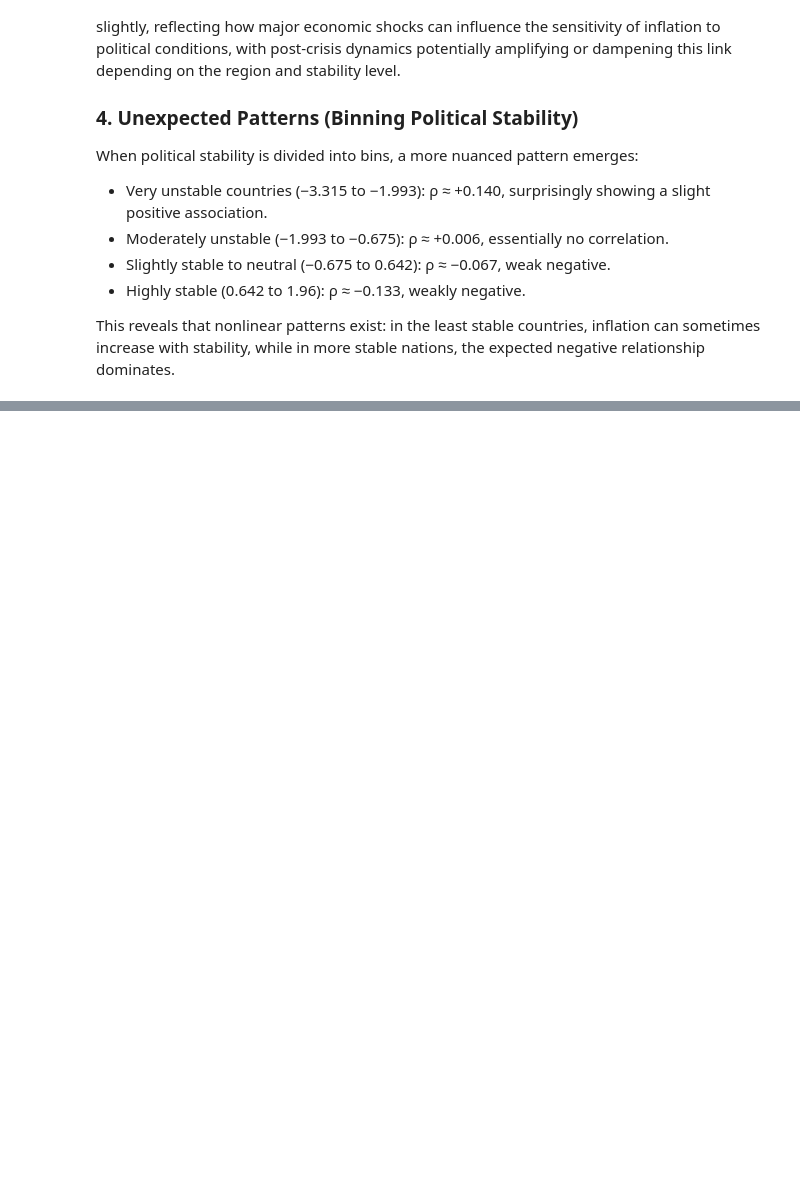
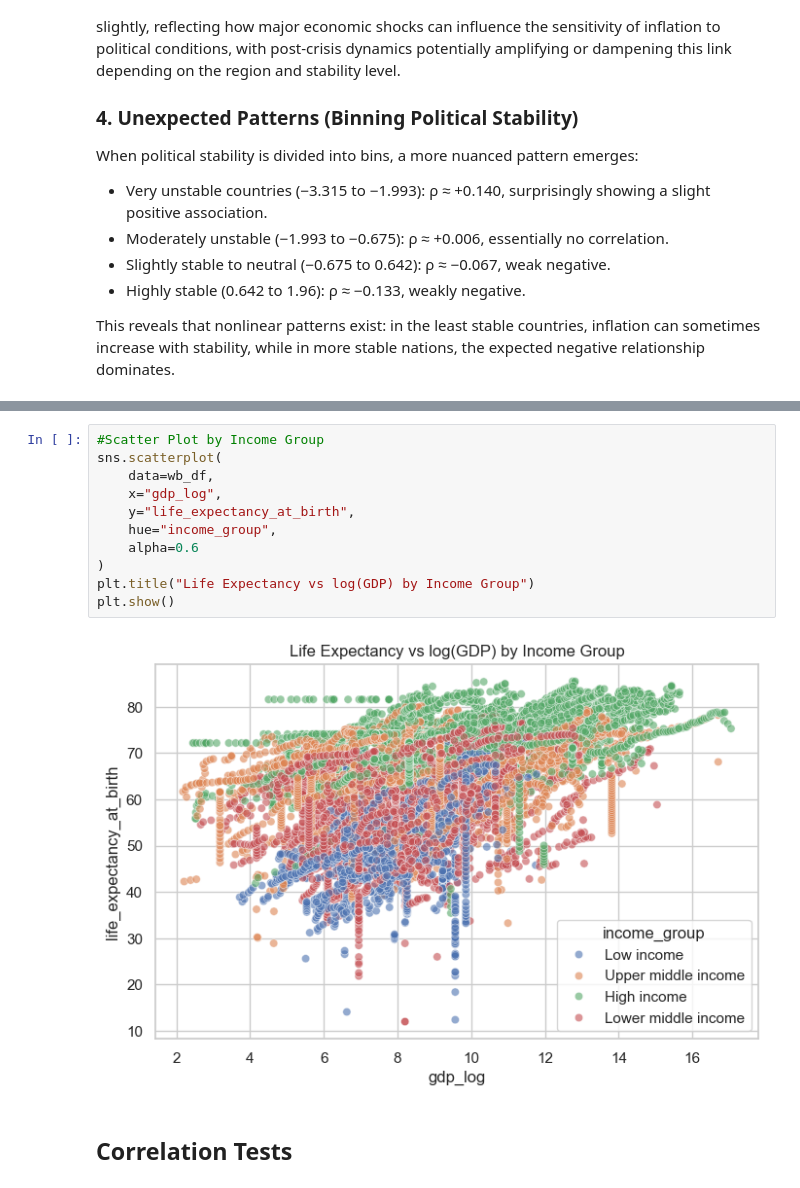
Before and after one commit to StefanFSmid/ASDA_2025_Group_3_Porfolio, a Jupyter notebook: notebooks/week_06_group_3_notebook.ipynb, the cells around one changed output, grey strips where cells are left out. Saved outputs shown, nothing was run; the diff lists cells and outputs as text; blank space fills up the shorter version.

```diff
--- a/notebooks/week_06_group_3_notebook.ipynb
+++ b/notebooks/week_06_group_3_notebook.ipynb
@@ -265,0 +350,15 @@ This reveals that nonlinear patterns exist: in the least stable countries, infla
+# %%
+#Scatter Plot by Income Group
+sns.scatterplot(
+    data=wb_df,
+    x="gdp_log",
+    y="life_expectancy_at_birth",
+    hue="income_group",
+    alpha=0.6
+)
+plt.title("Life Expectancy vs log(GDP) by Income Group")
+plt.show()
+# %% [output]
+[figure, added]
+# %% [markdown]
+## Correlation Tests
```
Also changed, not shown: parts of 20 cells of this notebook.
